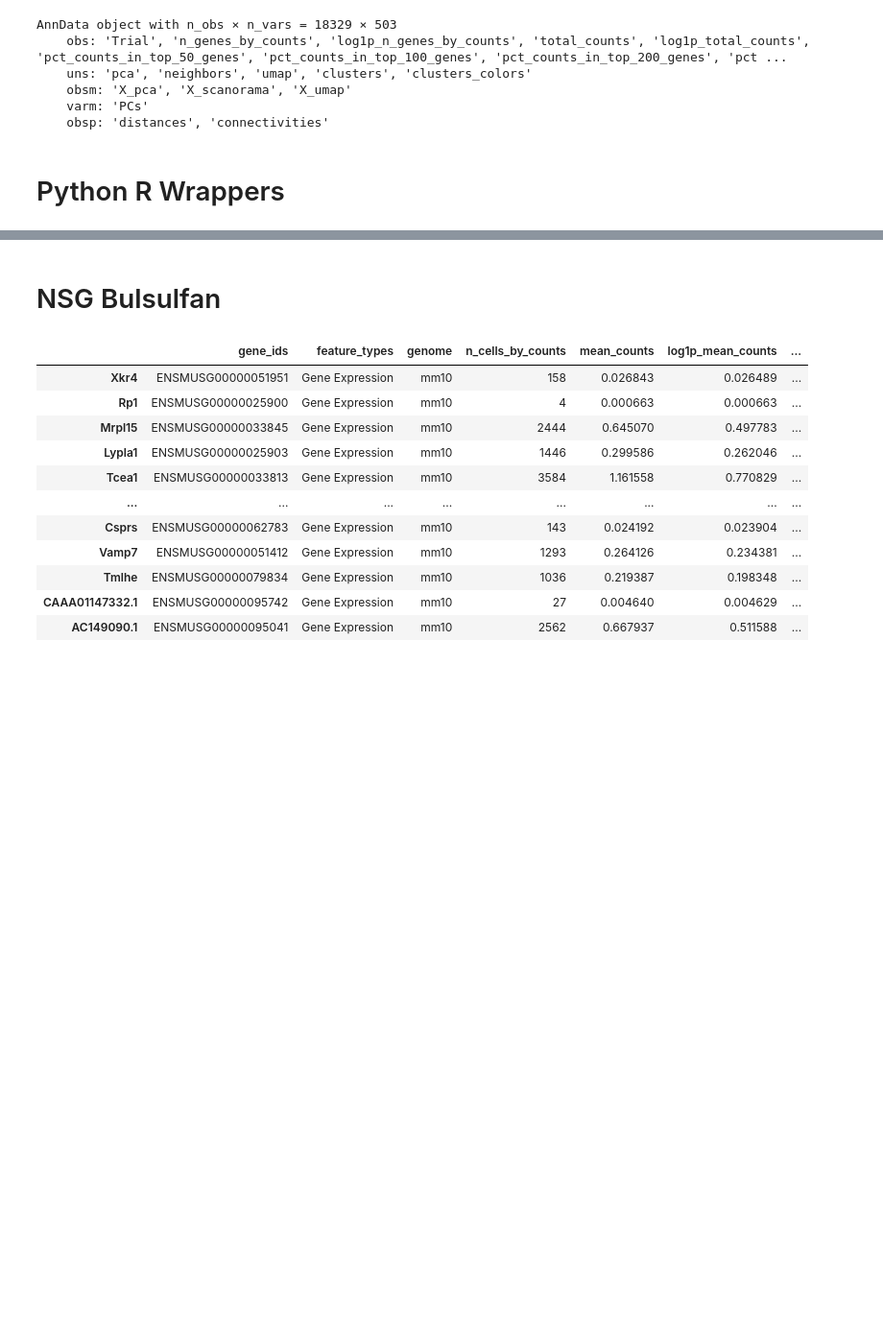
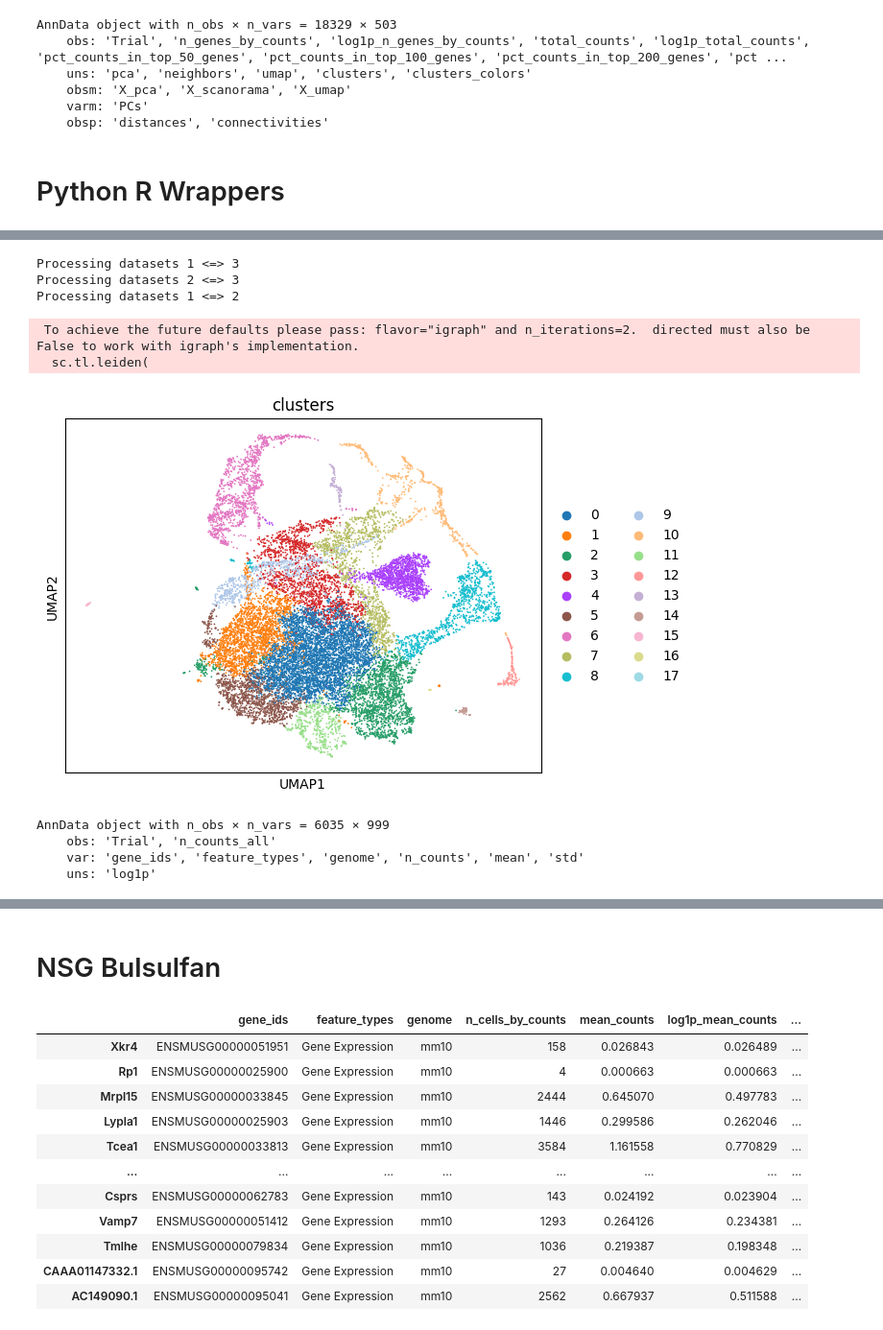
Before and after one commit to mushu-bytes/scRNAseq-benchmarking, a Jupyter notebook: integration_benchmarks.ipynb, the cells around one changed output, grey strips where cells are left out. Shown: that part at 96% size. Drawn from its saved outputs; the diff is of its cells as text; code cells hidden in the pictures; blank space fills up the shorter version.

Commit message:
testing r wrappers

```diff
--- a/integration_benchmarks.ipynb
+++ b/integration_benchmarks.ipynb
@@ -212,0 +206,7 @@ for i in range(len(test)):
+# %%
+normalized = []
+for data in [nsg_bus_1_data, nsg_bus_2_data, nsg_bus_3_data]:
+    ro.globalenv["adata"] = data
+    ro.r["source"]("./Rscripts/sctransform_wrapper.R")
+    normalizedData = ro.globalenv["adata"]
+    normalized.append(normalizedData)
@@ -212,0 +360,19 @@ for i in range(len(test)):
+# %%
+dataset = ad.concat(normalized)
+sc.pp.pca(dataset)
+sce.pp.scanorama_integrate(dataset, "Trial", verbose=1)
+sc.pp.neighbors(dataset, use_rep="X_scanorama")
+sc.tl.umap(dataset)
+sc.tl.leiden(
+    dataset, key_added="clusters", n_iterations=2, directed=False, resolution=0.3
+)
+sc.pl.umap(
+    dataset, color=["clusters"], palette=sc.pl.palettes.default_20
+)
+# %% [output]
+Processing datasets 1 <=> 3
+Processing datasets 2 <=> 3
+Processing datasets 1 <=> 2
+ To achieve the future defaults please pass: flavor="igraph" and n_iterations=2.  directed must also be False to work with igraph's implementation.
+  sc.tl.leiden(
+[figure, added]
@@ -212,0 +391,7 @@ for i in range(len(test)):
+# %%
+nsg_bus_1_data
+# %% [output]
+AnnData object with n_obs × n_vars = 6035 × 999
+    obs: 'Trial', 'n_counts_all'
+    var: 'gene_ids', 'feature_types', 'genome', 'n_counts', 'mean', 'std'
+    uns: 'log1p'
```
Also changed, not shown: parts of 7 cells of this notebook, 5 other files.
